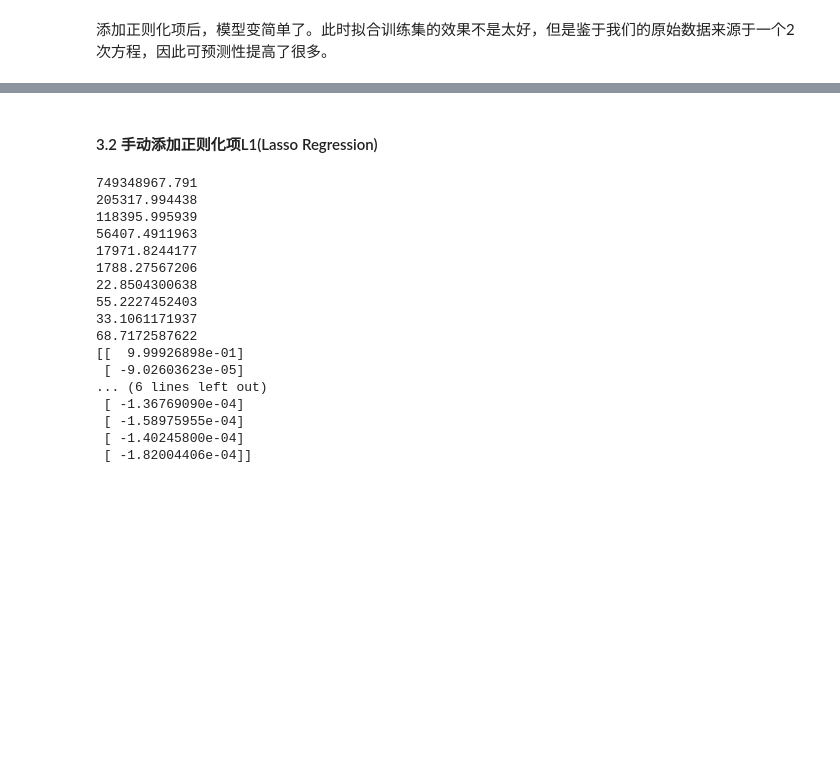
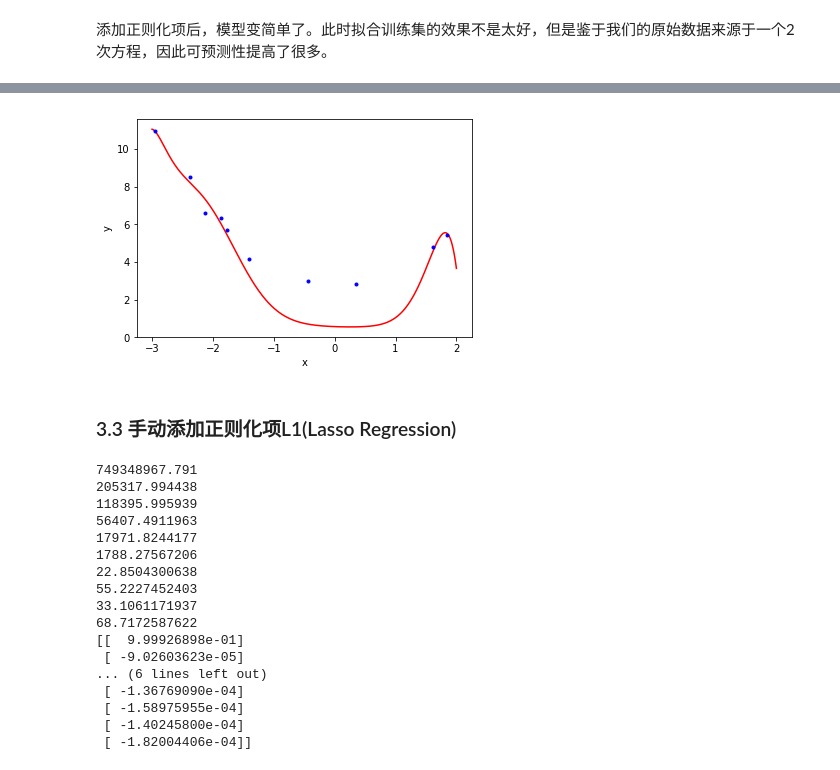
Before and after one commit to OnlyBelter/jupyter-note, a Jupyter notebook: machine_learning/math&symbol/正则化(Regularization).ipynb, the cells around one changed output, grey strips where cells are left out. Saved outputs shown, nothing was run; the diff lists cells and outputs as text; code cells hidden in the pictures; blank space fills up the shorter version.

```diff
--- a/machine_learning/math&symbol/正则化(Regularization).ipynb
+++ b/machine_learning/math&symbol/正则化(Regularization).ipynb
@@ -54,4 +25,0 @@ plt.savefig('regularization-1.png', dpi=200)
-# %%
-lin_reg = LinearRegression()
-lin_reg.fit(X, y)
-print(lin_reg.intercept_, lin_reg.coef_)
@@ -103,4 +25,0 @@ print(X_poly)
-# %%
-lin_reg = LinearRegression()
-lin_reg.fit(X_poly, y)
-print(lin_reg.intercept_, lin_reg.coef_)
@@ -274,0 +125,4 @@ plt.show()
+# %%
+theta2 = np.linalg.inv(np.dot(X_x0.T, X_x0) + 10*np.identity(X_x0.shape[1])).dot(X_x0.T).dot(y)
+print(theta2)
+print(L_theta(theta2, X_x0, y, lamb))
@@ -275,5 +143,18 @@ plt.show()
+# %%
+X_plot = np.linspace(-3, 2, 1000).reshape(-1, 1)
+poly_features_d_with_bias = PolynomialFeatures(degree=degree, include_bias=True)
+X_plot_poly = poly_features_d_with_bias.fit_transform(X_plot)
+y_plot = np.dot(X_plot_poly, theta2)
+plt.plot(X_plot, y_plot, 'r-')
+plt.plot(X, y, 'b.')
+plt.xlabel('x')
+plt.ylabel('y')
+plt.savefig('regu-3.2.png', dpi=200)
+# plt.show()
+# %% [output]
+[figure, added]
 # %% [markdown]
-#### 3.2 手动添加正则化项L1(Lasso Regression)
+### 3.3 手动添加正则化项L1(Lasso Regression)
 # %%
 # 代价函数
 def L_theta(theta, X_x0, y, lamb):
```
Also changed, not shown: parts of 59 cells of this notebook, 8 other files.
